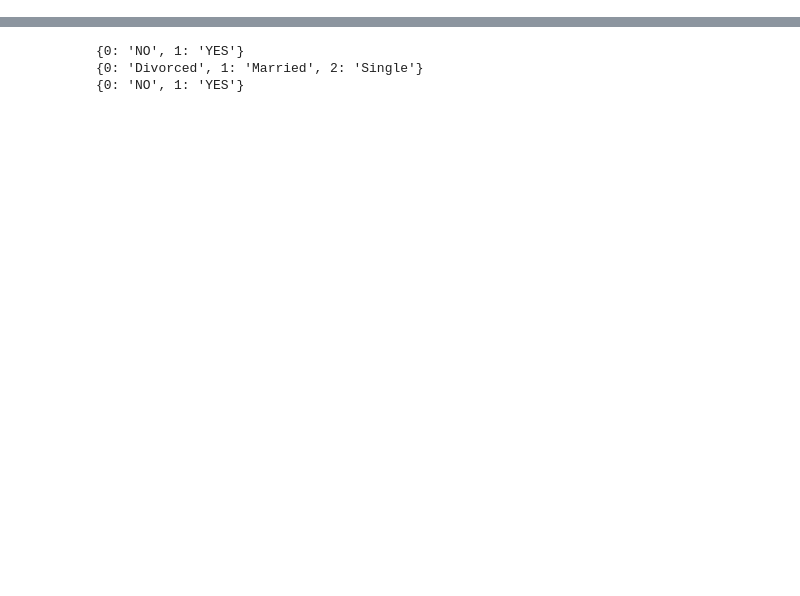
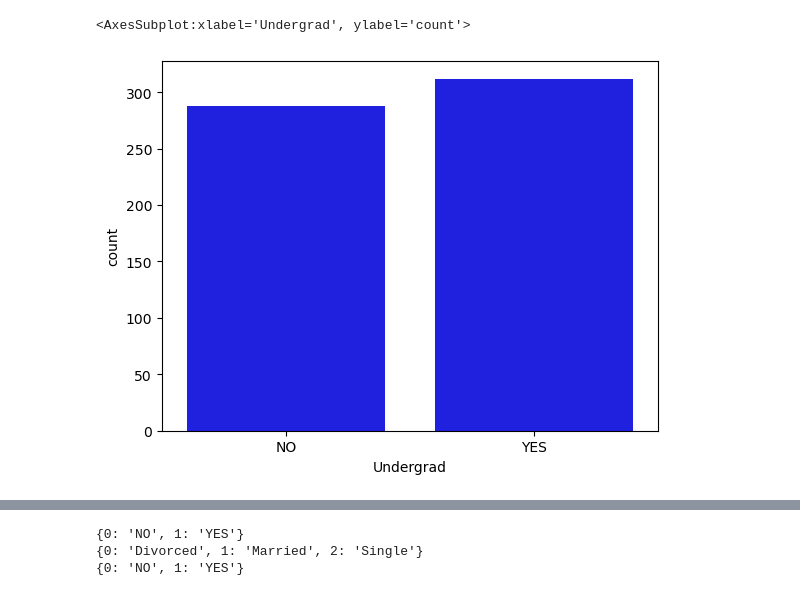
Before and after one commit to Apoorva023/Excelr-Assignment, a Jupyter notebook: Decision tree/Decision Tree Fraud Check.ipynb, the cells around one changed output, grey strips where cells are left out. Saved outputs shown, nothing was run; the diff lists cells and outputs as text; code cells hidden in the pictures; blank space fills up the shorter version.

```diff
--- a/Decision tree/Decision Tree Fraud Check.ipynb
+++ b/Decision tree/Decision Tree Fraud Check.ipynb
@@ -32,0 +94,5 @@ memory usage: 28.2+ KB
+# %%
+sns.countplot(df['Undergrad'],color='Blue')
+# %% [output]
+<AxesSubplot:xlabel='Undergrad', ylabel='count'>
+[figure, added]
```
Also changed, not shown: parts of 36 cells of this notebook.
